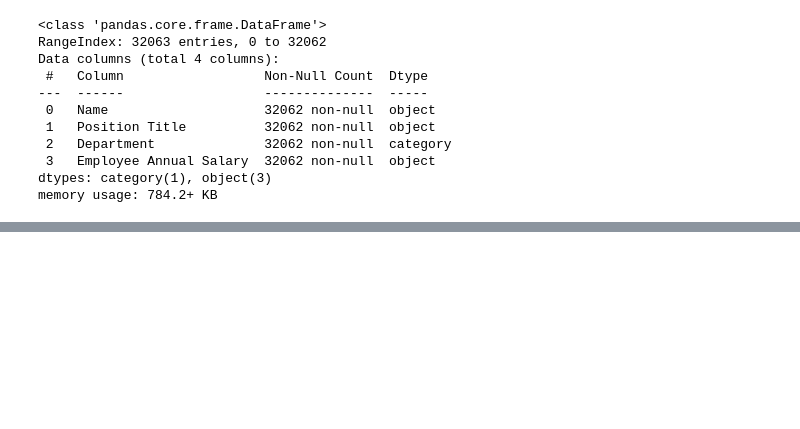
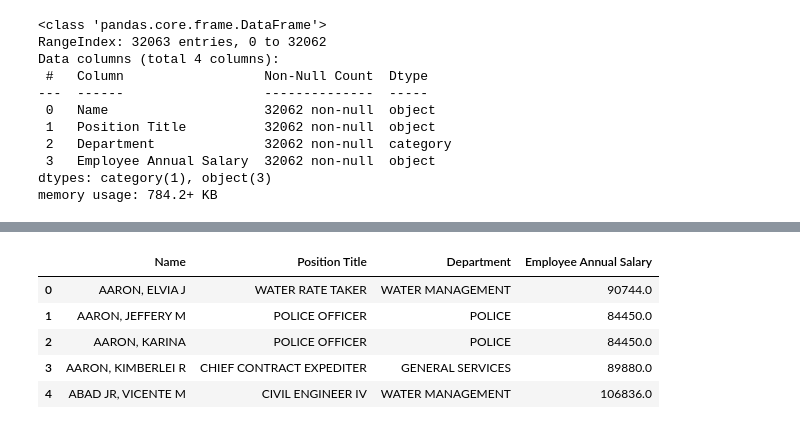
Before and after one commit to jack-cao-623/python_learning, a Jupyter notebook: pandas_working_with_text.ipynb, the cells around one changed output, grey strips where cells are left out. Saved outputs shown, nothing was run; the diff lists cells and outputs as text; code cells hidden in the pictures; blank space fills up the shorter version.

```diff
--- a/pandas_working_with_text.ipynb
+++ b/pandas_working_with_text.ipynb
@@ -111,0 +224,16 @@ chicago = chicago.dropna(how = 'all')
+# %%
+# convert 'Employee Annual Salary' to float
+chicago['Employee Annual Salary'] = (
+    chicago['Employee Annual Salary']
+      .str.replace('$', '')                  # replace '$' with '', i.e., nothing
+      .astype('float')                       # convert to float
+)
+
+chicago.head()
+# %% [output]
+|  | Name | Position Title | Department | Employee Annual Salary |
+| 0 | AARON, ELVIA J | WATER RATE TAKER | WATER MANAGEMENT | 90744.0 |
+| 1 | AARON, JEFFERY M | POLICE OFFICER | POLICE | 84450.0 |
+| 2 | AARON, KARINA | POLICE OFFICER | POLICE | 84450.0 |
+| 3 | AARON, KIMBERLEI R | CHIEF CONTRACT EXPEDITER | GENERAL SERVICES | 89880.0 |
+| 4 | ABAD JR, VICENTE M | CIVIL ENGINEER IV | WATER MANAGEMENT | 106836.0 |
```
Also changed, not shown: parts of 23 cells of this notebook.
